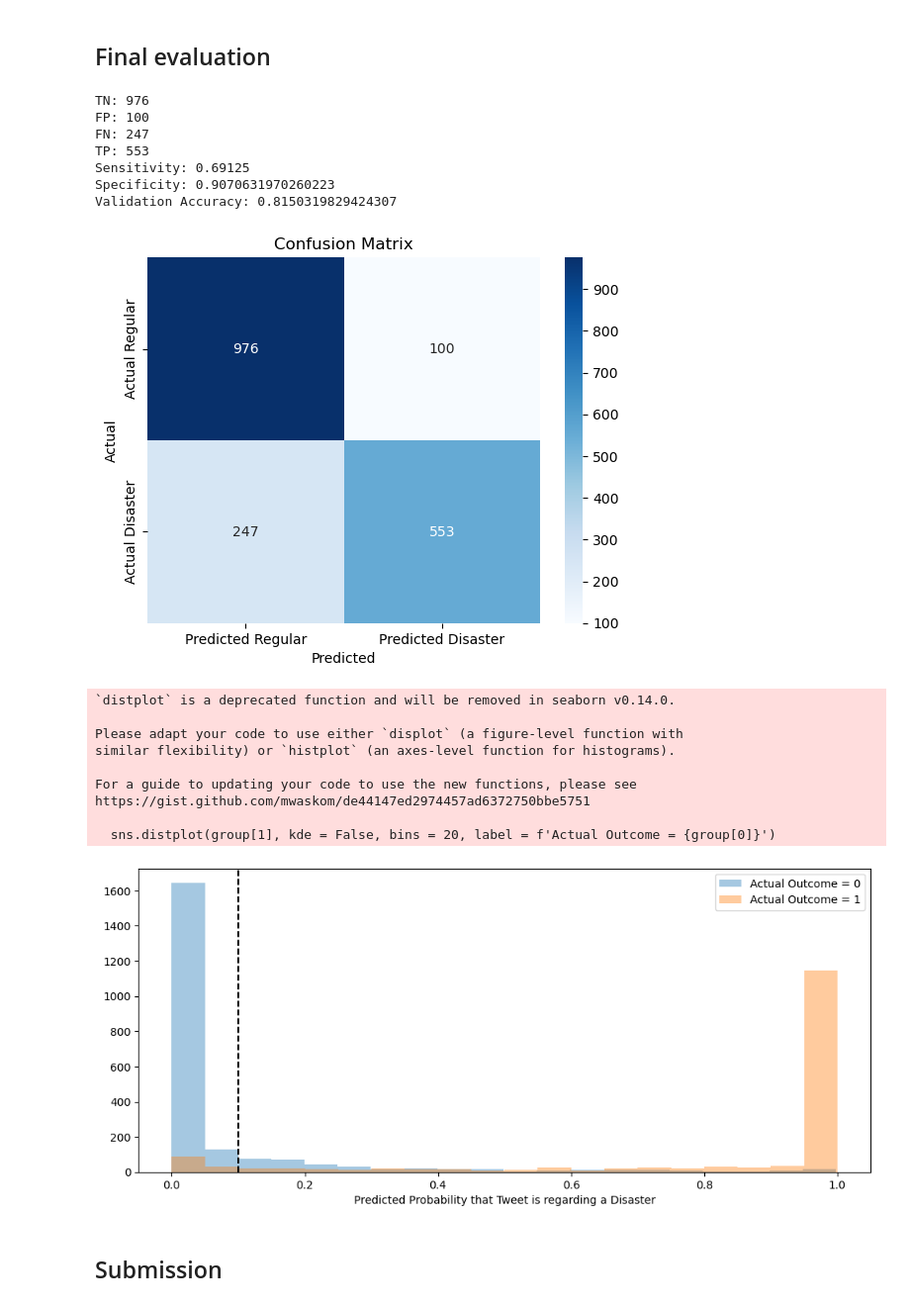
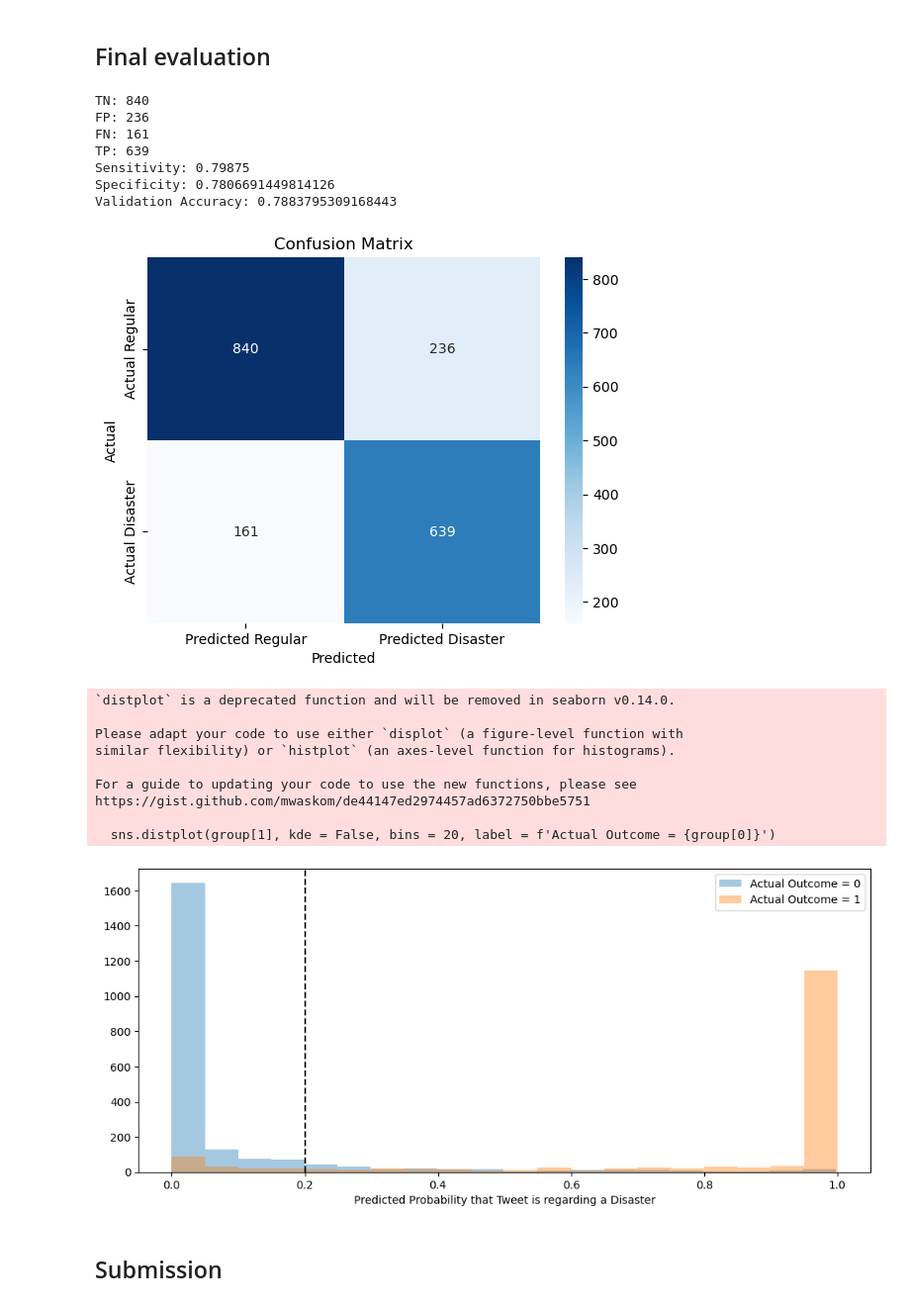
Before and after one commit to polinamin/disaster_recognition, a Jupyter notebook: code/Data_Model_Polina.ipynb, the cells around one changed output. Shown at 99% size. Cells and saved outputs as stored; diff of their text form; code cells hidden in the pictures.

Commit message:
Images and Final Model File

```diff
--- a/code/Data_Model_Polina.ipynb
+++ b/code/Data_Model_Polina.ipynb
@@ -458,7 +270,7 @@ df_filtered.shape
 # %% [markdown]
 #### Cleaning Function
 # %%
-def tweet_cleaner(text, stemmer = PorterStemmer()):
+def tweet_cleaner(text):
     pattern = r'\b[a-zA-Z]+\b'
     pattern1 = " #abcdefghijklmnopqrstuvwxyz0123456789ABCDEFGHIJKLMNOPQRSTUVWXYZ"
 
@@ -639,7 +459,7 @@ fig.suptitle('Tweet Analysis - Trigrams', fontsize=16);
 ## Data Findings
 # %%
 # use of hashtags
-df_filtered_copy["hashtags"] = list(map(lambda x: x.count("#"), df_filtered_copy['text']))
+df_filtered["hashtags"] = list(map(lambda x: x.count("#"), df_filtered['text']))
 # %% [output]
 A value is trying to be set on a copy of a slice from a DataFrame.
 Try using .loc[row_indexer,col_indexer] = value instead
@@ -688,6 +515,6 @@ plt.show()
 # %%
 # nu. URLs
-df_filtered_copy["urls"] = list(sum(y.count(x) for x in ("www","http","https")) for y in df_filtered_copy['text'])
+df_filtered["urls"] = list(sum(y.count(x) for x in ("www","http","https")) for y in df_filtered['text'])
 # %% [output]
 A value is trying to be set on a copy of a slice from a DataFrame.
 Try using .loc[row_indexer,col_indexer] = value instead
@@ -736,6 +569,6 @@ plt.show()
 # %%
 # use of @
-df_filtered_copy["@"] = list(map(lambda x: x.count("@"), df_filtered_copy['text']))
+df_filtered["@"] = list(map(lambda x: x.count("@"), df_filtered['text']))
 # %% [output]
 A value is trying to be set on a copy of a slice from a DataFrame.
 Try using .loc[row_indexer,col_indexer] = value instead
@@ -1174,51 +1003,53 @@ print(gs_dt_tvec_n.score(Xn_test_tv,y_traintest))
 # %% [markdown]
 ## Final evaluation
 # %%
-def sklearn_evaluation(model, X_test_in_model, y_test_truth, decision_boundary=0.1):
+def sklearn_evaluation(model, X_test_in_model, y_test_truth, decision_boundary=0.2):
 
     predict_probs = model.predict_proba(X_test_in_model)[:,1]
 
-    #preds = (predict_probs > decision_boundary).astype(int)
+    preds = (predict_probs > decision_boundary).astype(int)
 
     conf_matrix = confusion_matrix(y_test_truth, preds)
 
     tn, fp, fn, tp = conf_matrix.ravel()
 
     print(f"TN: {tn}\nFP: {fp}\nFN: {fn}\nTP: {tp}")
 
     print(f"Sensitivity: {tp/(tp+fn)}\nSpecificity: {tn/(tn + fp)}\nValidation Accuracy: {(tp+tn)/(tp+tn+fp+fn)}")
 
     sns.heatmap(conf_matrix, annot=True, fmt='d', cmap='Blues', xticklabels=['Predicted Regular', 'Predicted Disaster'], yticklabels=['Actual Regular', 'Actual Disaster'])
     plt.xlabel('Predicted')
     plt.ylabel('Actual')
     plt.title('Confusion Matrix')
+    plt.savefig('../images/Polina_Confusion.png')
     plt.show();
 
     reshaped_probs=predict_probs.tolist()
 
     pred_df = pd.DataFrame({'true_values': y_test_truth, 'pred_probs': predict_probs})
 
     plt.figure(figsize = (12, 5))
     # plot distributions of predicted probabilities by actual values
     for group in pred_df.groupby('true_values'):
         sns.distplot(group[1], kde = False, bins = 20, label = f'Actual Outcome = {group[0]}')
 
     # Add cutoff line
     plt.axvline(decision_boundary, color = 'black', linestyle = '--')
 
     plt.xlabel('Predicted Probability that Tweet is regarding a Disaster')
     plt.legend();
+    plt.savefig('../images/Polina_Prob_Graph.png')
 
 sklearn_evaluation(gs_n, Xn_traintest, y_traintest)
 # %% [output]
-TN: 976
-FP: 100
-FN: 247
-TP: 553
-Sensitivity: 0.69125
-Specificity: 0.9070631970260223
-Validation Accuracy: 0.8150319829424307
+TN: 840
+FP: 236
+FN: 161
+TP: 639
+Sensitivity: 0.79875
+Specificity: 0.7806691449814126
+Validation Accuracy: 0.7883795309168443
-[figure, old version]
+[figure, new version]
 `distplot` is a deprecated function and will be removed in seaborn v0.14.0.
 
 Please adapt your code to use either `displot` (a figure-level function with
@@ -1228,7 +1059,7 @@ For a guide to updating your code to use the new functions, please see
 https://gist.github.com/mwaskom/de44147ed2974457ad6372750bbe5751
 
   sns.distplot(group[1], kde = False, bins = 20, label = f'Actual Outcome = {group[0]}')
-[figure, old version]
+[figure, new version]
 # %% [markdown]
 ## Submission
 # %%
```
Also changed, not shown: parts of 77 cells of this notebook, 17 other files.
